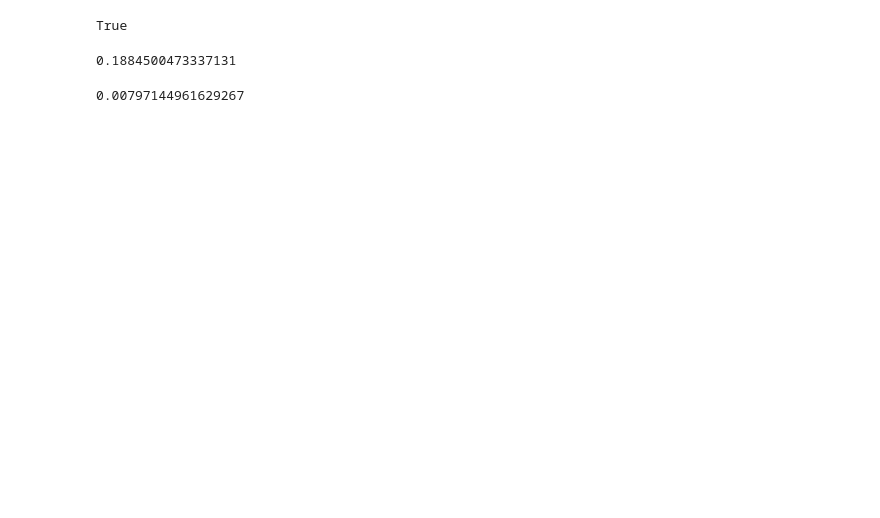
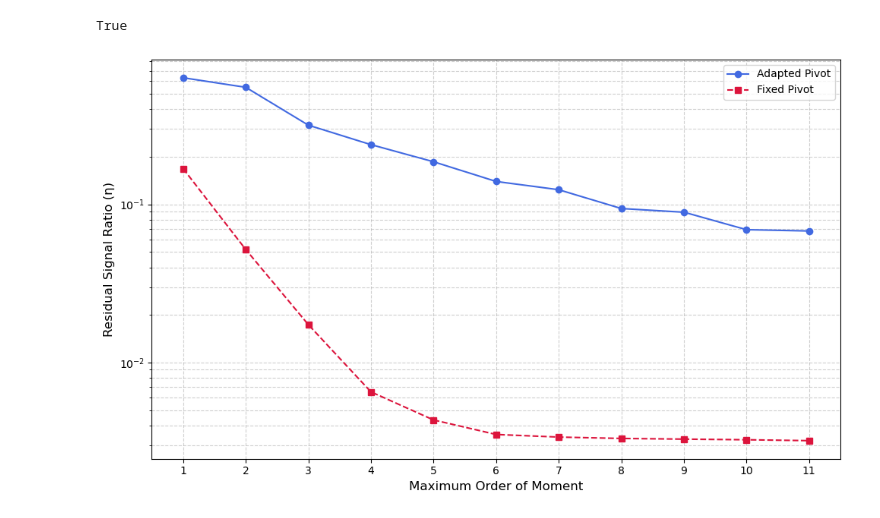
Before and after one commit to zzhang0123/MERS, a Jupyter notebook: Global_signal_sim.ipynb, the cells around one changed output. Saved outputs shown, nothing was run; the diff lists cells and outputs as text; code cells hidden in the pictures; blank space fills up the shorter version.

```diff
--- a/Global_signal_sim.ipynb
+++ b/Global_signal_sim.ipynb
@@ -200,10 +200,39 @@ from SEDfitting import *
 # %%
 mom_obj = moment_basis(target_freqs)
 # %%
-mom_obj.null_space_covariance(-2.9, 5, cov_gs, remove_1st_moment=True)
+eta_adapted=[]
+eta_fixed=[]
+orders_li = np.arange(1, 12, 1)
+for n in orders_li:
+    eta_adapted.append(mom_obj.null_space_covariance(-2.9, n, cov_gs, remove_1st_moment=True))
+    eta_fixed.append(mom_obj.null_space_covariance(-2.9, n, cov_gs, remove_1st_moment=False))
-# %% [output]
-0.1884500473337131
 # %%
-mom_obj.null_space_covariance(-2.9, 4, cov_gs, remove_1st_moment=False)
+import matplotlib.pyplot as plt
+import pandas as pd
+
+
+
+# Visualization
+plt.figure(figsize=(10, 6))
+plt.semilogy(orders_li, eta_adapted, 'o-', label='Adapted Pivot', color='royalblue')
+plt.semilogy(orders_li, eta_fixed, 's--', label='Fixed Pivot', color='crimson')
+
+plt.xlabel('Maximum Order of Moment', fontsize=12)
+plt.ylabel('Residual Signal Ratio (η)', fontsize=12)
+#plt.title('Foreground Subtraction Efficiency', fontsize=14)
+plt.xticks(orders_li)
+plt.grid(True, which='both', linestyle='--', alpha=0.6)
+plt.legend()
+plt.tight_layout()
+plt.savefig('eta_vs_orders.pdf', dpi=300)
+
+# Add data table below plot
+# df = pd.DataFrame({
+#     'Moments': orders_li,
+#     'η_adapted': eta_adapted,
+#     'η_fixed': eta_fixed
+# }).set_index('Moments')
+
+# display(df)
 # %% [output]
-0.00797144961629267
+[figure, added]
```
Also changed, not shown: parts of 3 cells of this notebook, 4 other files.
